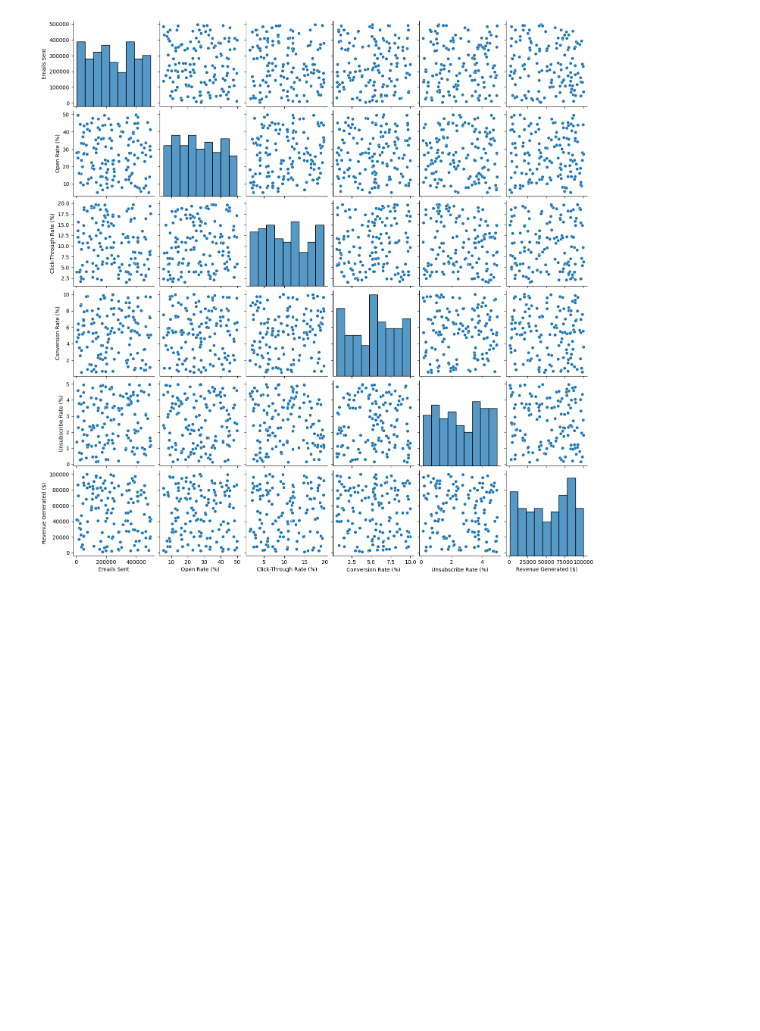
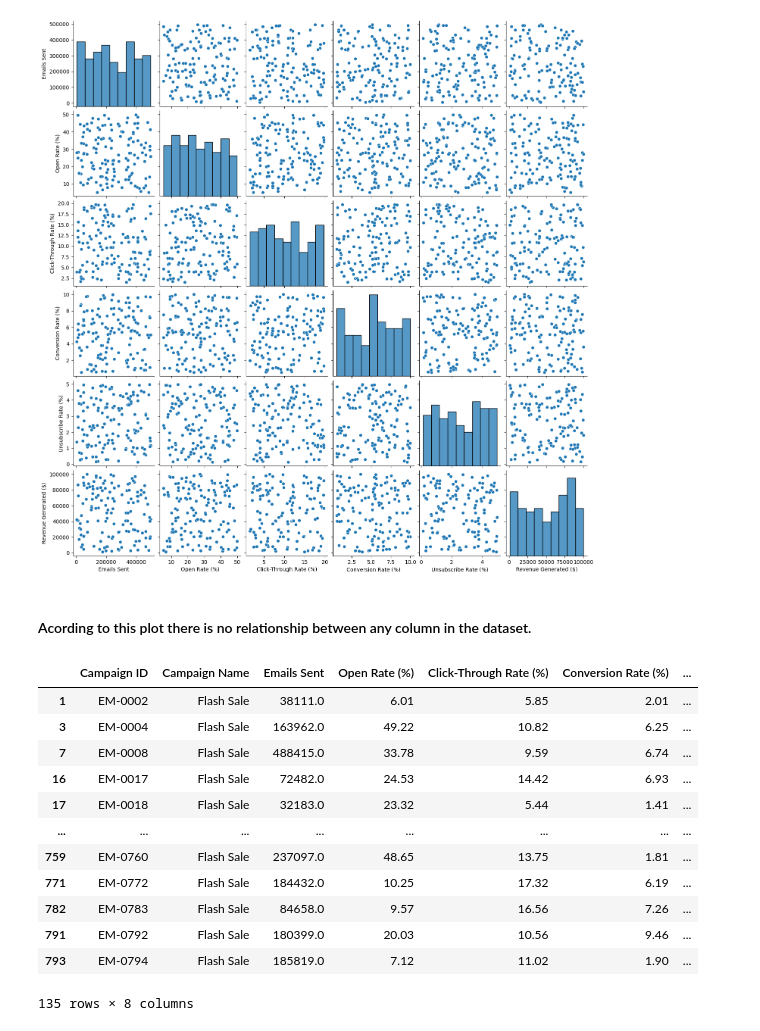
Before and after one commit to HassanFathyIsmail/Email-Campaign-Gig, a Jupyter notebook: Email-Campaign.ipynb, the cells around one changed output. Saved outputs shown, nothing was run; the diff lists cells and outputs as text; code cells hidden in the pictures; blank space fills up the shorter version.

Commit message:
Now focausing on the "Flash Sale" campaign

```diff
--- a/Email-Campaign.ipynb
+++ b/Email-Campaign.ipynb
@@ -92,3 +92,23 @@ sns.pairplot(Newsletter)
 plt.show()
 # %% [output]
 [figure]
+# %% [markdown]
+#### Acording to this plot there is no relationship between any column in the dataset.
+# %%
+# Now focausing on the "Flash Sale" campaign, we can analyze the data further.
+Flash_Sale = data[data["Campaign Name"] == "Flash Sale"]
+Flash_Sale
+# %% [output]
+|  | Campaign ID | Campaign Name | Emails Sent | Open Rate (%) | Click-Through Rate (%) | Conversion Rate (%) | ... |
+| 1 | EM-0002 | Flash Sale | 38111.0 | 6.01 | 5.85 | 2.01 | ... |
+| 3 | EM-0004 | Flash Sale | 163962.0 | 49.22 | 10.82 | 6.25 | ... |
+| 7 | EM-0008 | Flash Sale | 488415.0 | 33.78 | 9.59 | 6.74 | ... |
+| 16 | EM-0017 | Flash Sale | 72482.0 | 24.53 | 14.42 | 6.93 | ... |
+| 17 | EM-0018 | Flash Sale | 32183.0 | 23.32 | 5.44 | 1.41 | ... |
+| ... | ... | ... | ... | ... | ... | ... | ... |
+| 759 | EM-0760 | Flash Sale | 237097.0 | 48.65 | 13.75 | 1.81 | ... |
+| 771 | EM-0772 | Flash Sale | 184432.0 | 10.25 | 17.32 | 6.19 | ... |
+| 782 | EM-0783 | Flash Sale | 84658.0 | 9.57 | 16.56 | 7.26 | ... |
+| 791 | EM-0792 | Flash Sale | 180399.0 | 20.03 | 10.56 | 9.46 | ... |
+| 793 | EM-0794 | Flash Sale | 185819.0 | 7.12 | 11.02 | 1.90 | ... |
+135 rows × 8 columns
```
